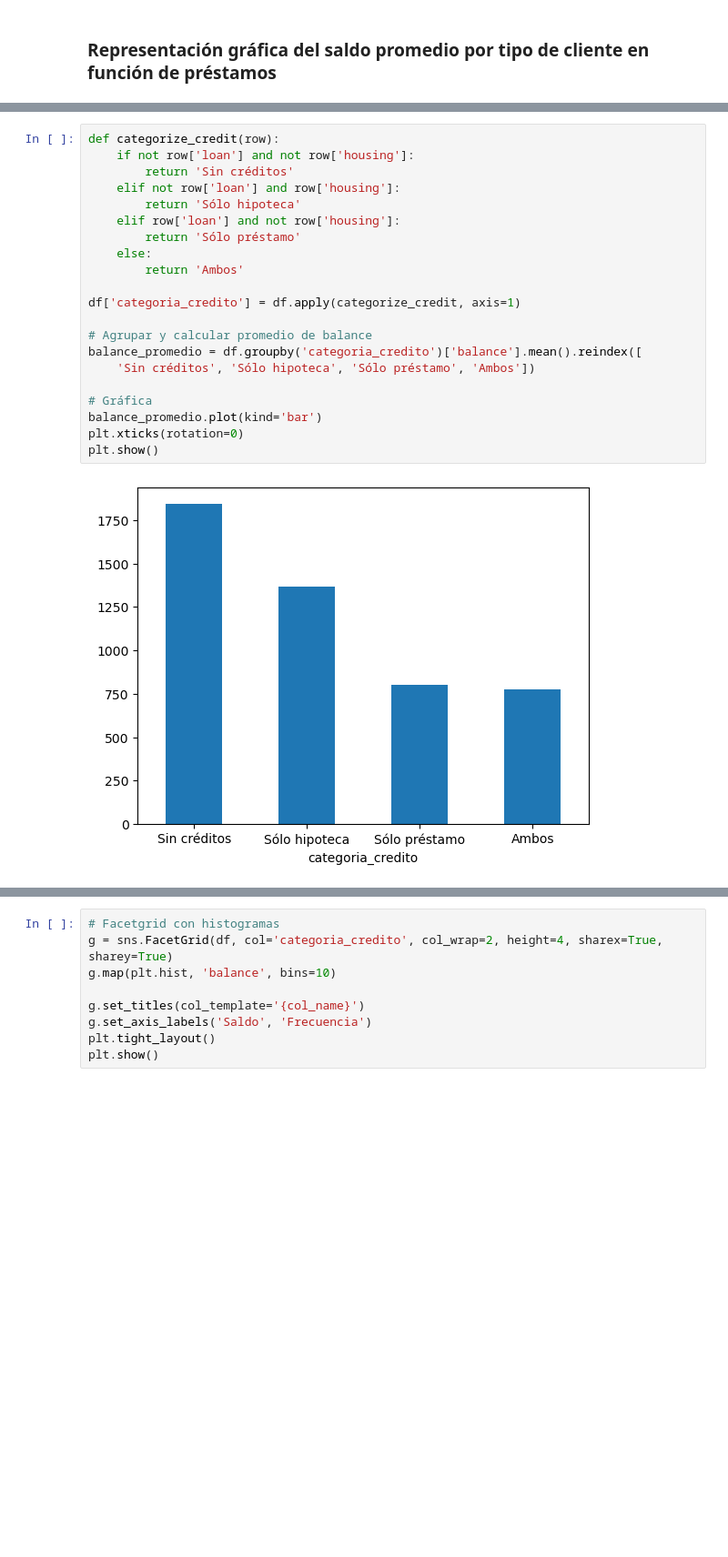
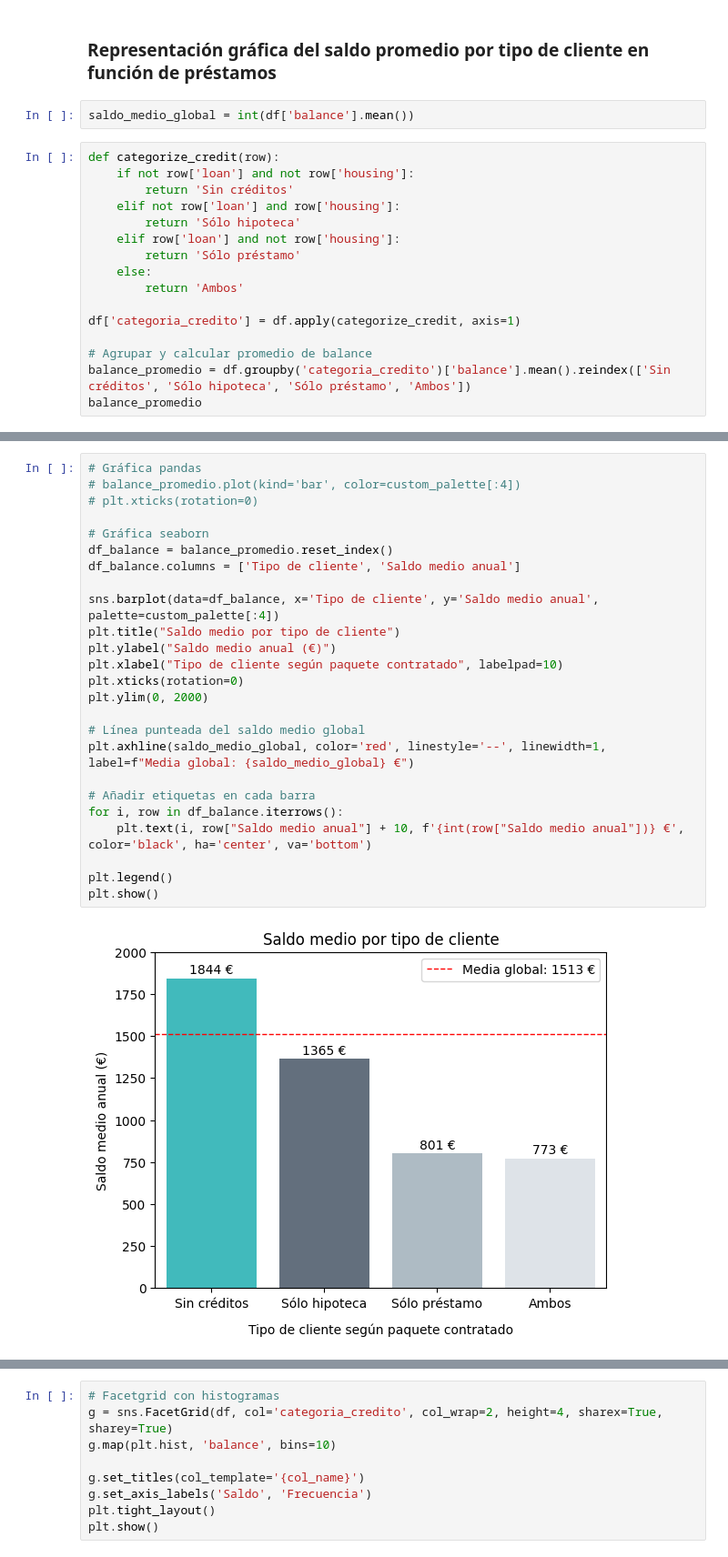
Before and after one commit to MarinaTorba/PersonalDataProrjects, a Jupyter notebook: Equip_9/Scripts/Analisis _Finanzas_250519.ipynb, the cells around one changed output, grey strips where cells are left out. Shown at 91% size. Cells and saved outputs as stored; diff of their text form; blank space fills up the shorter version.

Commit message:
Gráficas de balance vs tipo cliente + tests estadísticos anova y t-test por pares

```diff
--- a/Equip_9/Scripts/Analisis _Finanzas_250519.ipynb
+++ b/Equip_9/Scripts/Analisis _Finanzas_250519.ipynb
@@ -88,2 +88,20 @@ plt.show()
 # %% [markdown]
 ### Representación gráfica del saldo promedio por tipo de cliente en función de préstamos
+# %%
+saldo_medio_global = int(df['balance'].mean())
+# %%
+def categorize_credit(row):
+    if not row['loan'] and not row['housing']:
+        return 'Sin créditos'
+    elif not row['loan'] and row['housing']:
+        return 'Sólo hipoteca'
+    elif row['loan'] and not row['housing']:
+        return 'Sólo préstamo'
+    else:
+        return 'Ambos'
+
+df['categoria_credito'] = df.apply(categorize_credit, axis=1)
+
+# Agrupar y calcular promedio de balance
+balance_promedio = df.groupby('categoria_credito')['balance'].mean().reindex(['Sin créditos', 'Sólo hipoteca', 'Sólo préstamo', 'Ambos'])
+balance_promedio
@@ -90,23 +115,27 @@ plt.show()
 # %%
-def categorize_credit(row):
-    if not row['loan'] and not row['housing']:
-        return 'Sin créditos'
-    elif not row['loan'] and row['housing']:
-        return 'Sólo hipoteca'
-    elif row['loan'] and not row['housing']:
-        return 'Sólo préstamo'
-    else:
-        return 'Ambos'
+# Gráfica pandas
+# balance_promedio.plot(kind='bar', color=custom_palette[:4])
+# plt.xticks(rotation=0)
 
-df['categoria_credito'] = df.apply(categorize_credit, axis=1)
+# Gráfica seaborn
+df_balance = balance_promedio.reset_index()
+df_balance.columns = ['Tipo de cliente', 'Saldo medio anual']
 
-# Agrupar y calcular promedio de balance
-balance_promedio = df.groupby('categoria_credito')['balance'].mean().reindex([
-    'Sin créditos', 'Sólo hipoteca', 'Sólo préstamo', 'Ambos'])
+sns.barplot(data=df_balance, x='Tipo de cliente', y='Saldo medio anual', palette=custom_palette[:4])
+plt.title("Saldo medio por tipo de cliente")
+plt.ylabel("Saldo medio anual (€)")
+plt.xlabel("Tipo de cliente según paquete contratado", labelpad=10)
+plt.xticks(rotation=0)
+plt.ylim(0, 2000)
 
-# Gráfica
-balance_promedio.plot(kind='bar')
-plt.xticks(rotation=0)
+# Línea punteada del saldo medio global
+plt.axhline(saldo_medio_global, color='red', linestyle='--', linewidth=1, label=f"Media global: {saldo_medio_global} €")
+
+# Añadir etiquetas en cada barra
+for i, row in df_balance.iterrows():
+    plt.text(i, row["Saldo medio anual"] + 10, f'{int(row["Saldo medio anual"])} €', color='black', ha='center', va='bottom')
+
+plt.legend()
 plt.show()
 # %% [output]
-[figure, old version]
+[figure, new version]
```
Also changed, not shown: parts of 17 cells of this notebook.
